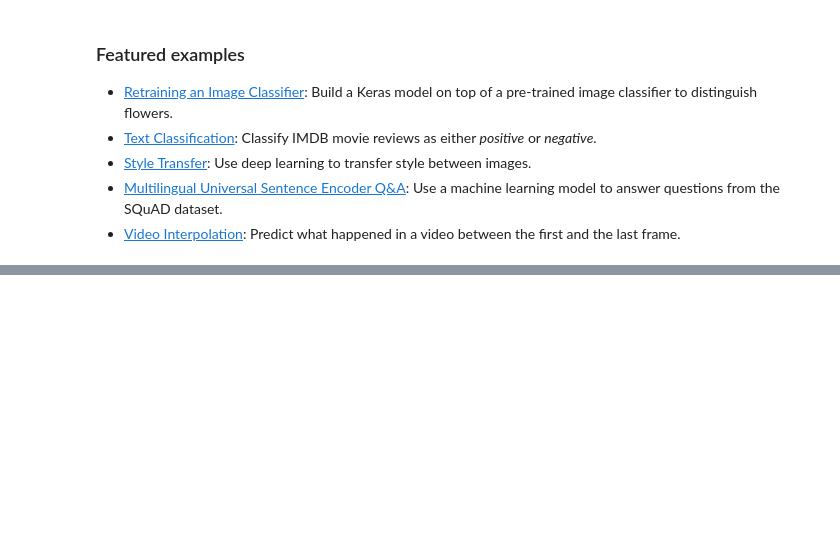
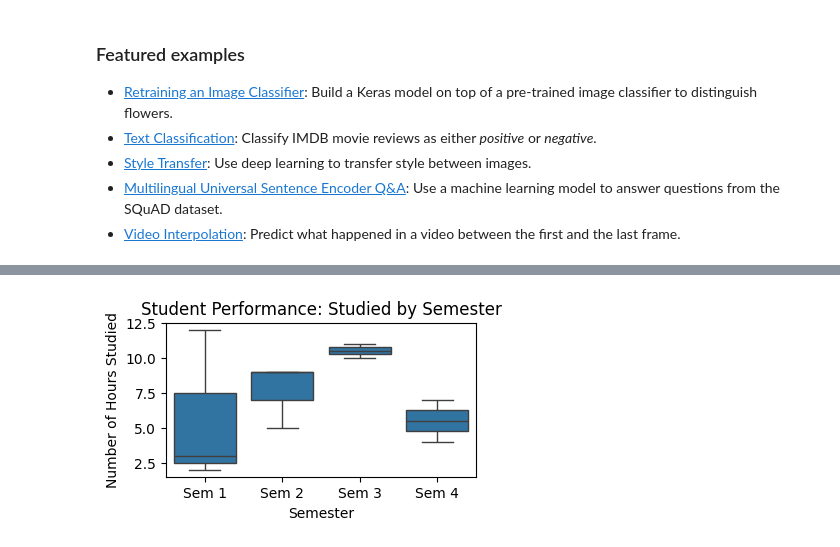
Before and after one commit to bhavya-samboju/2311CS020589, a Jupyter notebook: 22_01_25.ipynb, the cells around one changed output, grey strips where cells are left out. Cells and saved outputs as stored; diff of their text form; code cells hidden in the pictures; blank space fills up the shorter version.

```diff
--- a/22_01_25.ipynb
+++ b/22_01_25.ipynb
@@ -303,0 +228,21 @@ Original DataFrame
+# %%
+import pandas as pd
+import seaborn as sns
+import matplotlib.pyplot as plt
+
+data = {
+    'semester':['Sem 1', 'Sem 2', 'Sem 3', 'Sem 4', 'Sem 1', 'Sem 2', 'Sem 3', 'Sem 4', 'Sem 1', 'Sem 2'],
+    'hours_studied': [2, 9, 10, 4, 3, 9, 11, 7, 12, 5]
+}
+
+df = pd.DataFrame(data)
+
+plt.figure(figsize=(4,2))
+sns.boxplot(x='semester', y='hours_studied', data=df)
+plt.title('Student Performance: Studied by Semester')
+plt.xlabel('Semester')
+plt.ylabel('Number of Hours Studied')
+
+plt.show()
+# %% [output]
+[figure, added]
```
Also changed, not shown: parts of 4 cells of this notebook.
